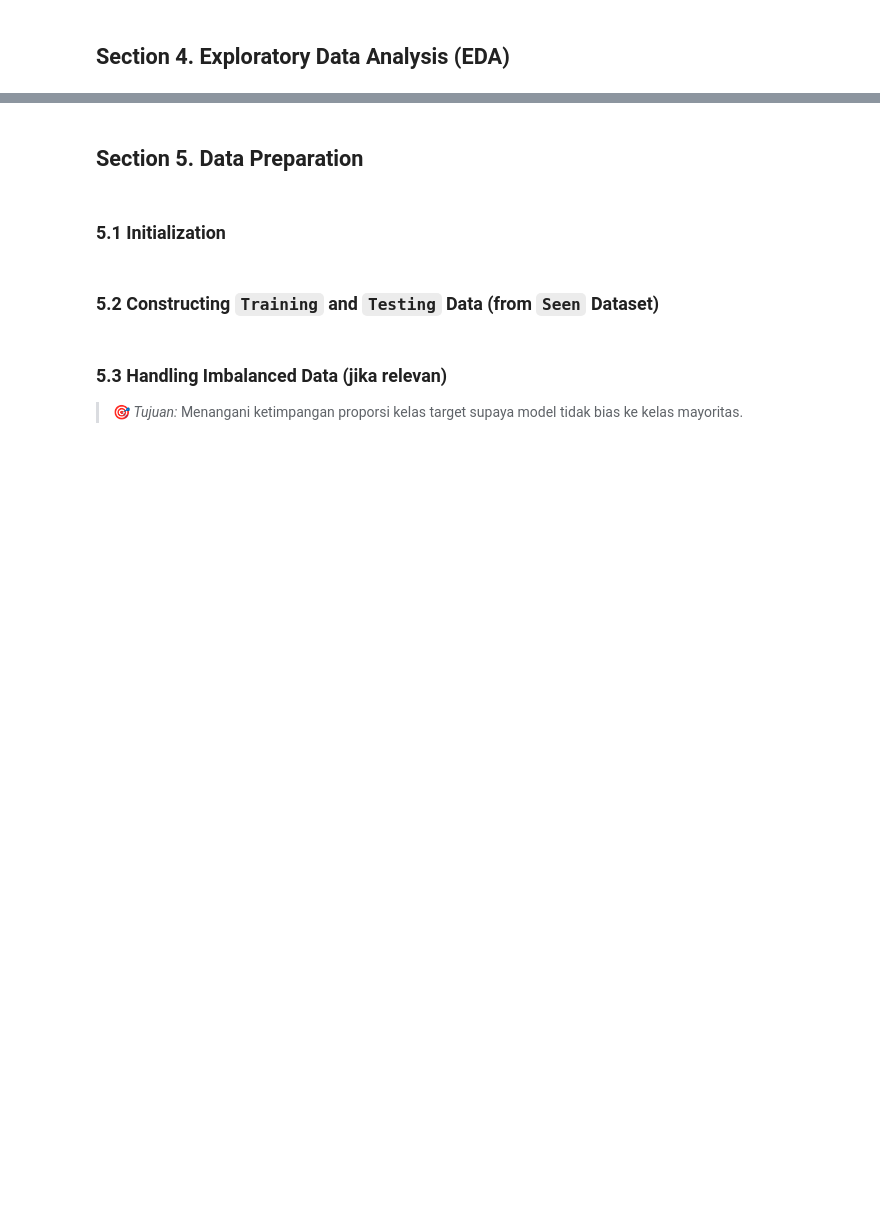
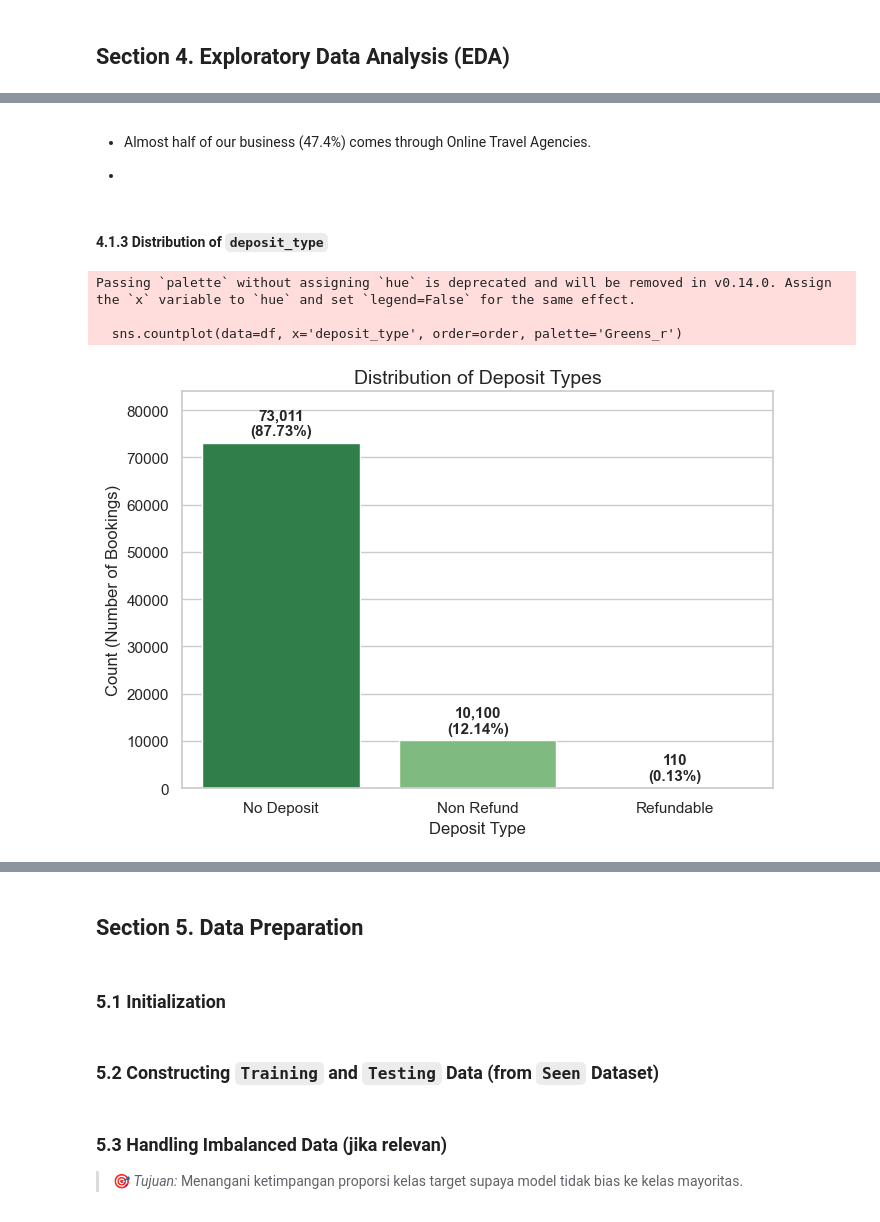
Before and after one commit to rafiandrianto/Capstone3, a Jupyter notebook: notebook/1.0-bdp-notebook.ipynb, the cells around one changed output, grey strips where cells are left out. Cells and saved outputs as stored; diff of their text form; code cells hidden in the pictures; blank space fills up the shorter version.

```diff
--- a/notebook/1.0-bdp-notebook.ipynb
+++ b/notebook/1.0-bdp-notebook.ipynb
@@ -337,0 +463,31 @@ See https://pandas.pydata.org/docs/user_guide/migration-3-strings.html#string-mi
+# %% [markdown]
+* Almost half of our business (47.4%) comes through Online Travel Agencies.
+
+*
+# %% [markdown]
+#### **4.1.3 Distribution of `deposit_type`**
+# %%
+plt.figure(figsize=(7, 5))
+
+order = df['deposit_type'].value_counts().index
+sns.countplot(data=df, x='deposit_type', order=order, palette='Greens_r')
+
+plt.title("Distribution of Deposit Types")
+plt.xlabel("Deposit Type")
+plt.ylabel("Count (Number of Bookings)")
+
+# Adding values and percentage labels on top of the bars
+total = len(df)
+for i, col_name in enumerate(order):
+    count = df['deposit_type'].value_counts()[col_name]
+    pct = (count / total) * 100
+    plt.text(i, count + 1000, f"{count:,}\n({pct:.2f}%)", ha='center', va='bottom', fontweight='bold')
+
+plt.ylim(0, df['deposit_type'].value_counts().max() * 1.15) # Add padding space for labels
+plt.tight_layout()
+plt.show()
+# %% [output]
+Passing `palette` without assigning `hue` is deprecated and will be removed in v0.14.0. Assign the `x` variable to `hue` and set `legend=False` for the same effect.
+
+  sns.countplot(data=df, x='deposit_type', order=order, palette='Greens_r')
+[figure, added]
```
Also changed, not shown: parts of 68 cells of this notebook.
